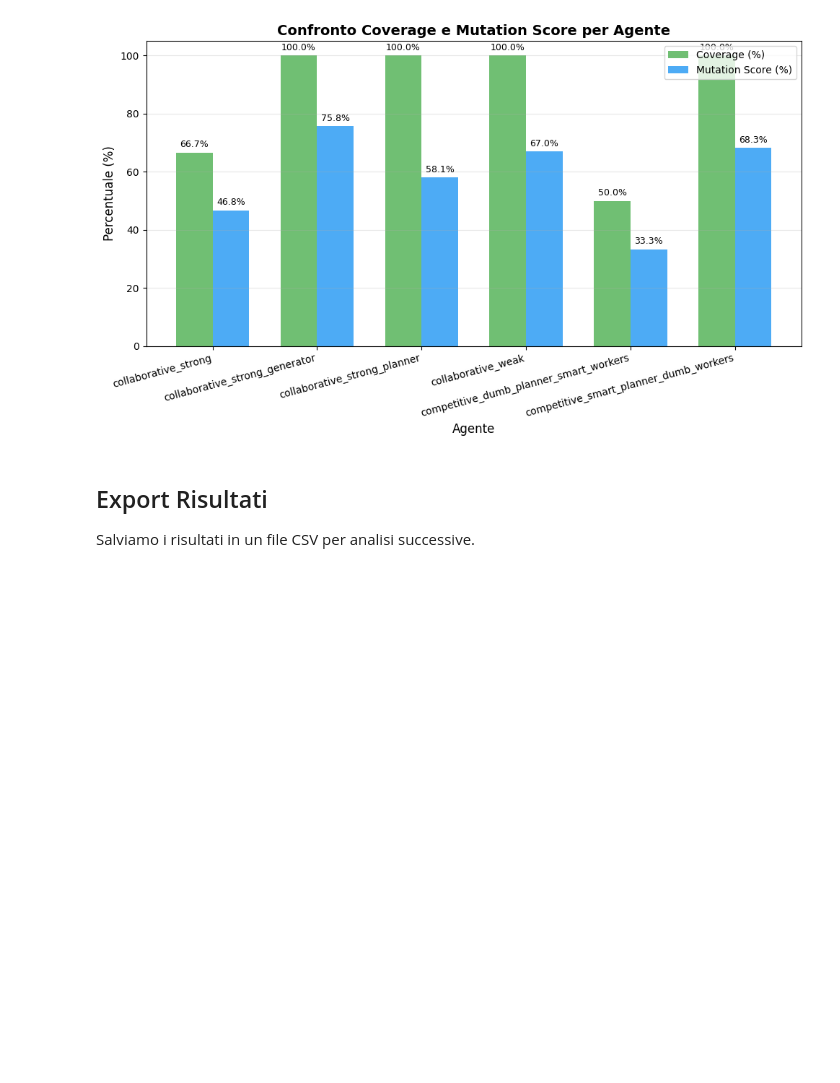
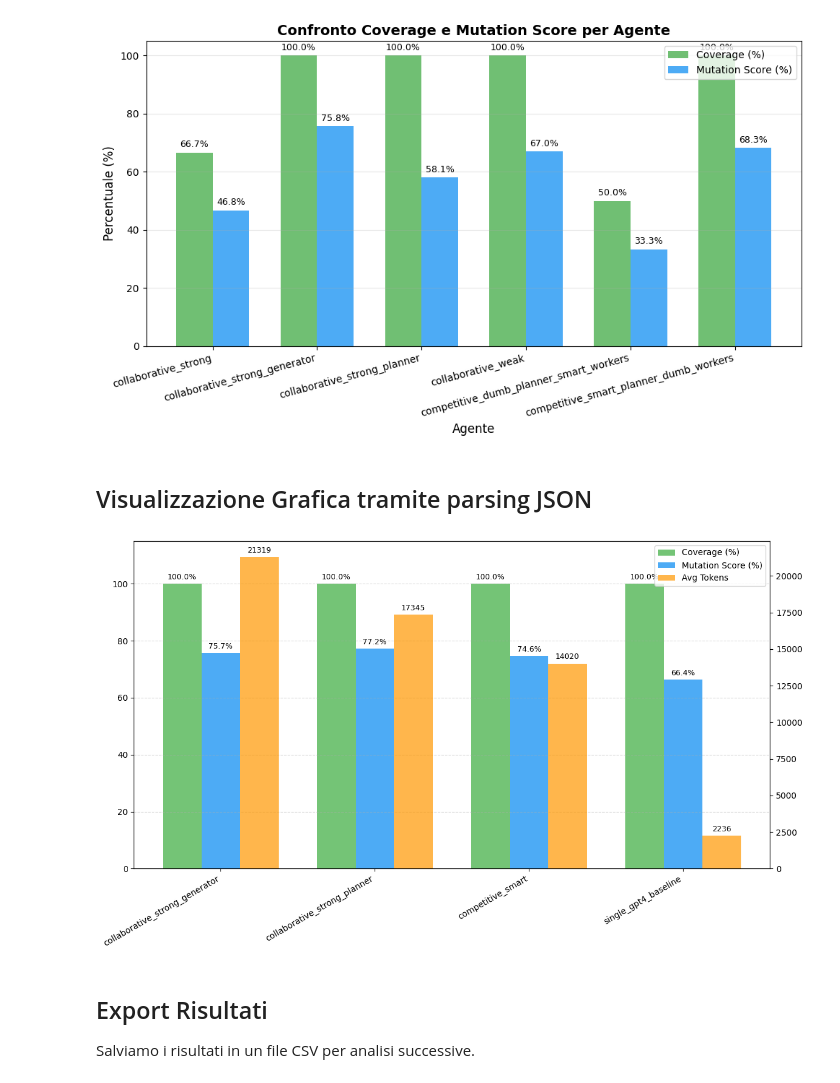
Before and after one commit to daviderandino/LLM-Agents-for-Collaborative-Test-Case, a Jupyter notebook: metrics_analysis.ipynb, the cells around one changed output. Saved outputs shown, nothing was run; the diff lists cells and outputs as text; code cells hidden in the pictures; blank space fills up the shorter version.

Commit message:
add: plot from JSON parsing

```diff
--- a/metrics_analysis.ipynb
+++ b/metrics_analysis.ipynb
@@ -460,6 +460,14 @@ print(f"Graph saved to: {output_img}")
 plt.show()
 # %% [output]
 [figure]
+# %% [markdown]
+## Visualizzazione Grafica tramite parsing JSON
+# %%
+from src.utils.plot_metrics import plot_metrics
+
+plot_metrics()
+# %% [output]
+[figure, added]
 # %% [markdown]
 ## Export Risultati
 
```
Also changed, not shown: 2 other files.
